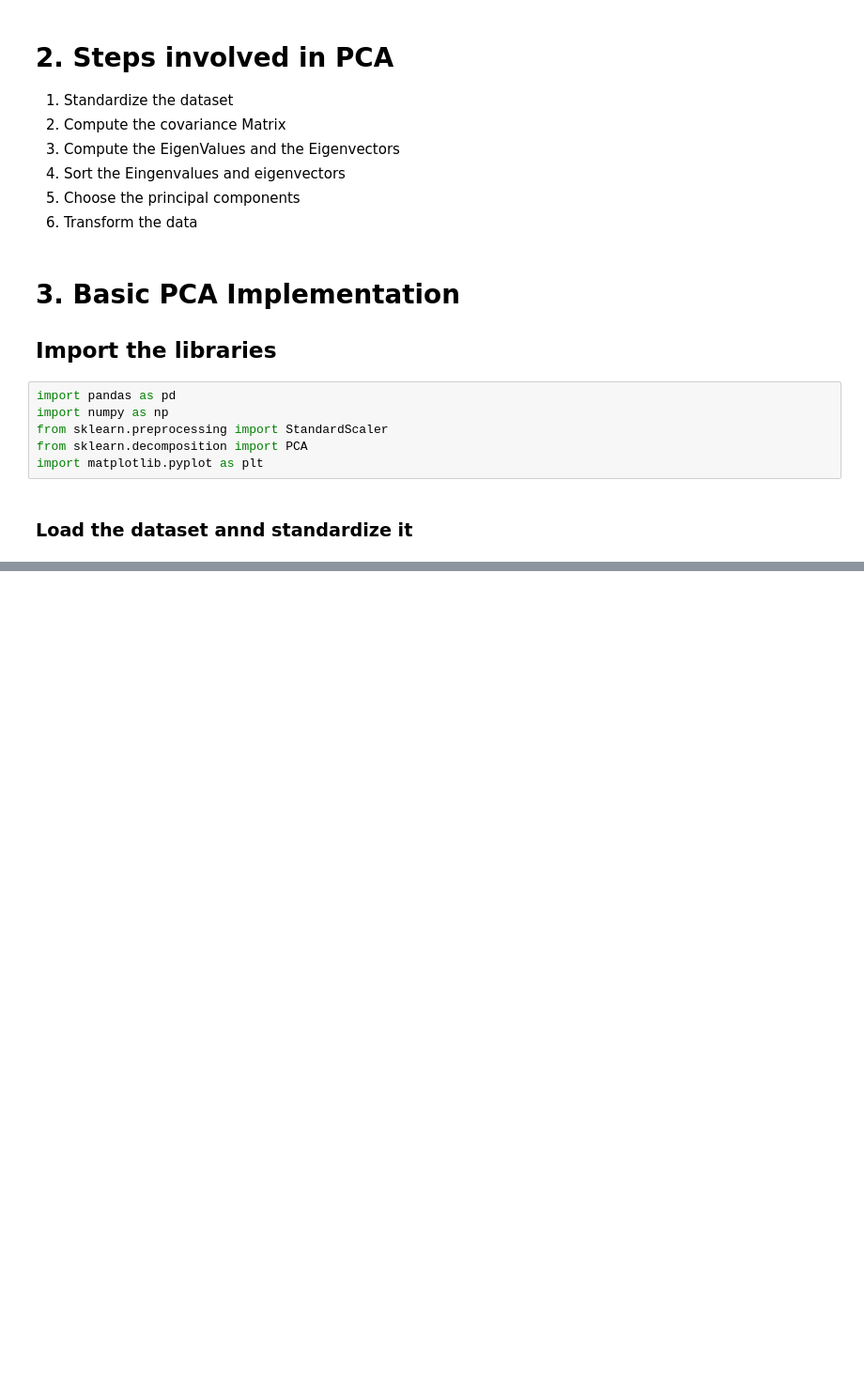
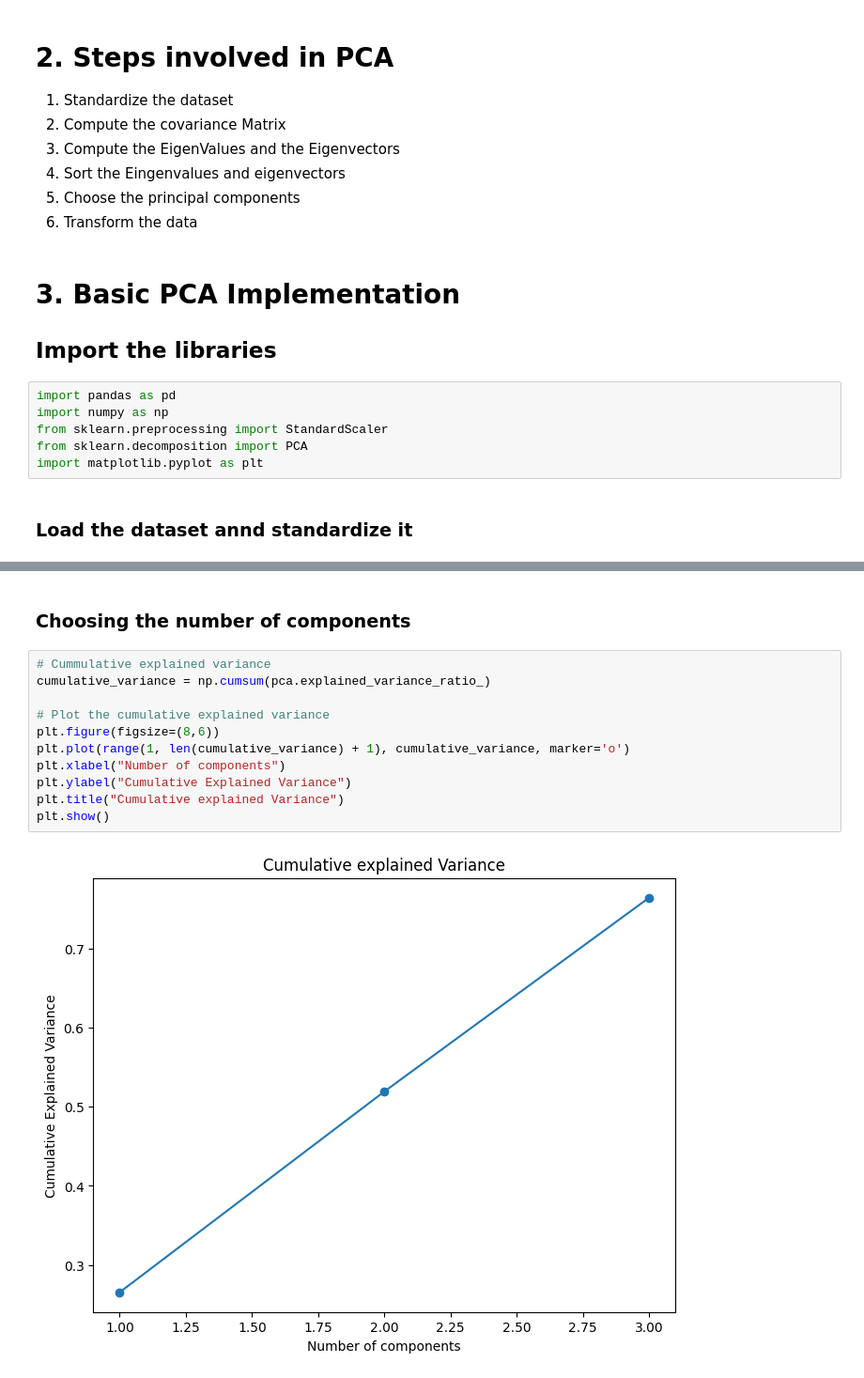
Before and after one commit to Ekawaka/MACHINE-LEARNING-II, a Jupyter notebook: PCA.ipynb, the cells around one changed output, grey strips where cells are left out. Shown: that part at 94% size. Cells and saved outputs as stored; diff of their text form; blank space fills up the shorter version.

```diff
--- a/PCA.ipynb
+++ b/PCA.ipynb
@@ -25,0 +196,15 @@ import matplotlib.pyplot as plt
+# %% [markdown]
+### Choosing the number of components
+# %%
+# Cummulative explained variance
+cumulative_variance = np.cumsum(pca.explained_variance_ratio_)
+
+# Plot the cumulative explained variance
+plt.figure(figsize=(8,6))
+plt.plot(range(1, len(cumulative_variance) + 1), cumulative_variance, marker='o')
+plt.xlabel("Number of components")
+plt.ylabel("Cumulative Explained Variance")
+plt.title("Cumulative explained Variance")
+plt.show()
+# %% [output]
+[figure, added]
```
Also changed, not shown: parts of 23 cells of this notebook.
